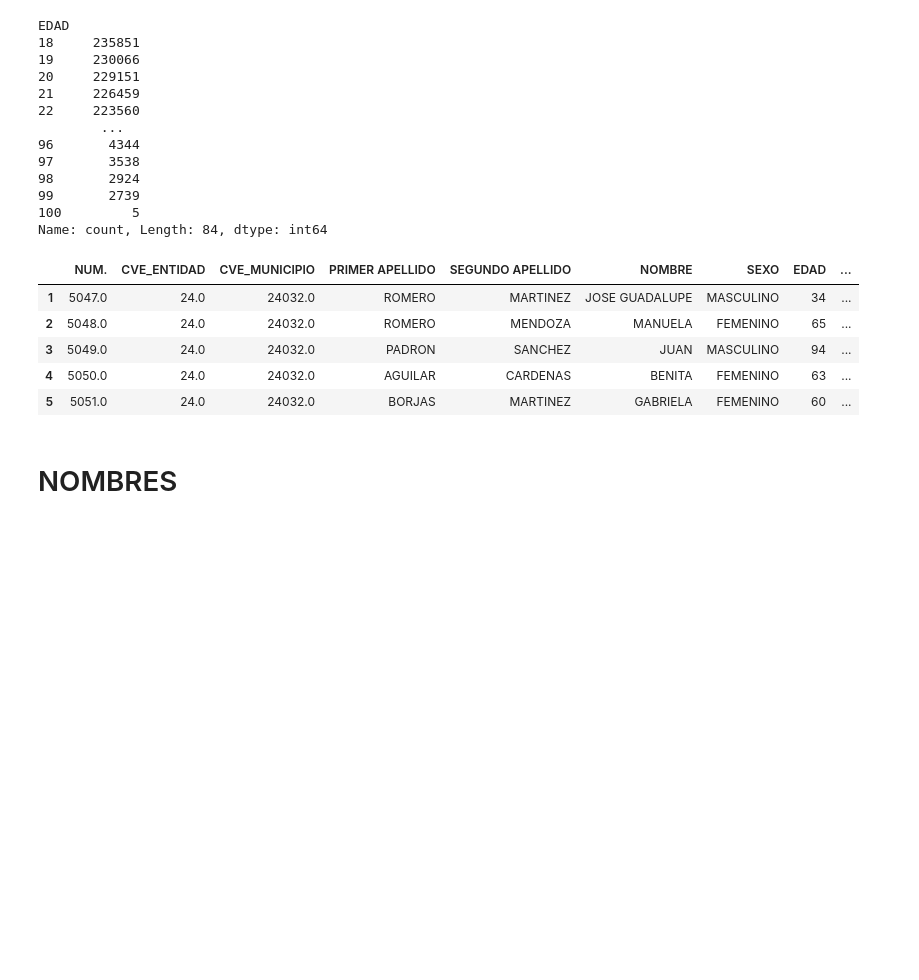
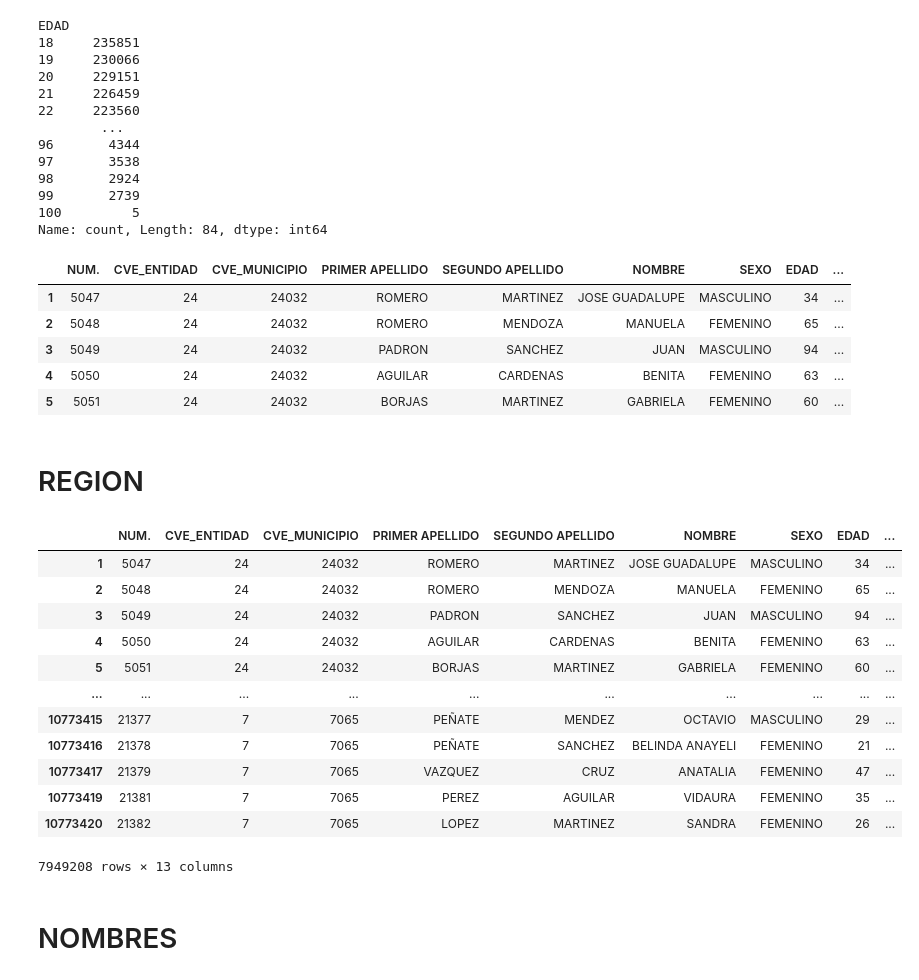
Before and after one commit to Daegas/datos_semisinteticos, a Jupyter notebook: notebooks/nombres.ipynb, the cells around one changed output. Saved outputs shown, nothing was run; the diff lists cells and outputs as text; code cells hidden in the pictures; blank space fills up the shorter version.

```diff
--- a/notebooks/nombres.ipynb
+++ b/notebooks/nombres.ipynb
@@ -52,7 +48,7 @@ dtypes: float64(3), str(7)
 memory usage: 821.9 MB
 # %%
 # buscar registros con CVE_ENTIDAD, NOMBRE, PRIMER APELLIDO, SEGUNDO APELLIDO y EDAD vacíos
-empties = df_nombres[df_nombres[["CVE_ENTIDAD", "NOMBRE", "PRIMER APELLIDO", "SEGUNDO APELLIDO", "EDAD"]].isnull().all(axis=1)]
+empties = df_nombres[df_nombres[["SEXO", "NOMBRE", "PRIMER APELLIDO", "SEGUNDO APELLIDO", "EDAD"]].isnull().all(axis=1)]
 # eliminar estos registros
 df_nombres = df_nombres.drop(empties.index)
 
@@ -74,0 +75,11 @@ df_nombres = df_nombres[df_nombres["EDAD"] != "MENOR"]
+# %%
+# fix data types
+df_nombres["NUM."] = df_nombres["NUM."].astype(float).astype(int)
+# nans in CVE_ENTIDAD set to 99
+df_nombres["CVE_ENTIDAD"] = df_nombres["CVE_ENTIDAD"].fillna(99)
+df_nombres["CVE_ENTIDAD"] = df_nombres["CVE_ENTIDAD"].astype(int)
+# nans in CVE_MUNICIPIO set to 999
+df_nombres["CVE_MUNICIPIO"] = df_nombres["CVE_MUNICIPIO"].fillna(999)
+df_nombres["CVE_MUNICIPIO"] = df_nombres["CVE_MUNICIPIO"].astype(int)
+
+df_nombres.head()
@@ -115,8 +133,29 @@ df_nombres["EDAD_AGRUPADA"] = pd.cut(
 df_nombres.head()
 # %% [output]
 |  | NUM. | CVE_ENTIDAD | CVE_MUNICIPIO | PRIMER APELLIDO | SEGUNDO APELLIDO | NOMBRE | SEXO | EDAD | ... |
-| 1 | 5047.0 | 24.0 | 24032.0 | ROMERO | MARTINEZ | JOSE GUADALUPE | MASCULINO | 34 | ... |
-| 2 | 5048.0 | 24.0 | 24032.0 | ROMERO | MENDOZA | MANUELA | FEMENINO | 65 | ... |
-| 3 | 5049.0 | 24.0 | 24032.0 | PADRON | SANCHEZ | JUAN | MASCULINO | 94 | ... |
-| 4 | 5050.0 | 24.0 | 24032.0 | AGUILAR | CARDENAS | BENITA | FEMENINO | 63 | ... |
-| 5 | 5051.0 | 24.0 | 24032.0 | BORJAS | MARTINEZ | GABRIELA | FEMENINO | 60 | ... |
+| 1 | 5047 | 24 | 24032 | ROMERO | MARTINEZ | JOSE GUADALUPE | MASCULINO | 34 | ... |
+| 2 | 5048 | 24 | 24032 | ROMERO | MENDOZA | MANUELA | FEMENINO | 65 | ... |
+| 3 | 5049 | 24 | 24032 | PADRON | SANCHEZ | JUAN | MASCULINO | 94 | ... |
+| 4 | 5050 | 24 | 24032 | AGUILAR | CARDENAS | BENITA | FEMENINO | 63 | ... |
+| 5 | 5051 | 24 | 24032 | BORJAS | MARTINEZ | GABRIELA | FEMENINO | 60 | ... |
+# %% [markdown]
+# REGION
+# %%
+from scripts.map_regiones import agregar_region
+
+agregar_region(df_nombres, columna_entidad="CVE_ENTIDAD", columna_region="region8", modelo=8, inplace=True)
+agregar_region(df_nombres, columna_entidad="CVE_ENTIDAD", columna_region="region5", modelo=5, inplace=True)
+# %% [output]
+|  | NUM. | CVE_ENTIDAD | CVE_MUNICIPIO | PRIMER APELLIDO | SEGUNDO APELLIDO | NOMBRE | SEXO | EDAD | ... |
+| 1 | 5047 | 24 | 24032 | ROMERO | MARTINEZ | JOSE GUADALUPE | MASCULINO | 34 | ... |
+| 2 | 5048 | 24 | 24032 | ROMERO | MENDOZA | MANUELA | FEMENINO | 65 | ... |
+| 3 | 5049 | 24 | 24032 | PADRON | SANCHEZ | JUAN | MASCULINO | 94 | ... |
+| 4 | 5050 | 24 | 24032 | AGUILAR | CARDENAS | BENITA | FEMENINO | 63 | ... |
+| 5 | 5051 | 24 | 24032 | BORJAS | MARTINEZ | GABRIELA | FEMENINO | 60 | ... |
+| ... | ... | ... | ... | ... | ... | ... | ... | ... | ... |
+| 10773415 | 21377 | 7 | 7065 | PEÑATE | MENDEZ | OCTAVIO | MASCULINO | 29 | ... |
+| 10773416 | 21378 | 7 | 7065 | PEÑATE | SANCHEZ | BELINDA ANAYELI | FEMENINO | 21 | ... |
+| 10773417 | 21379 | 7 | 7065 | VAZQUEZ | CRUZ | ANATALIA | FEMENINO | 47 | ... |
+| 10773419 | 21381 | 7 | 7065 | PEREZ | AGUILAR | VIDAURA | FEMENINO | 35 | ... |
+| 10773420 | 21382 | 7 | 7065 | LOPEZ | MARTINEZ | SANDRA | FEMENINO | 26 | ... |
+7949208 rows × 13 columns
```
Also changed, not shown: parts of 17 cells of this notebook, 10 other files.
